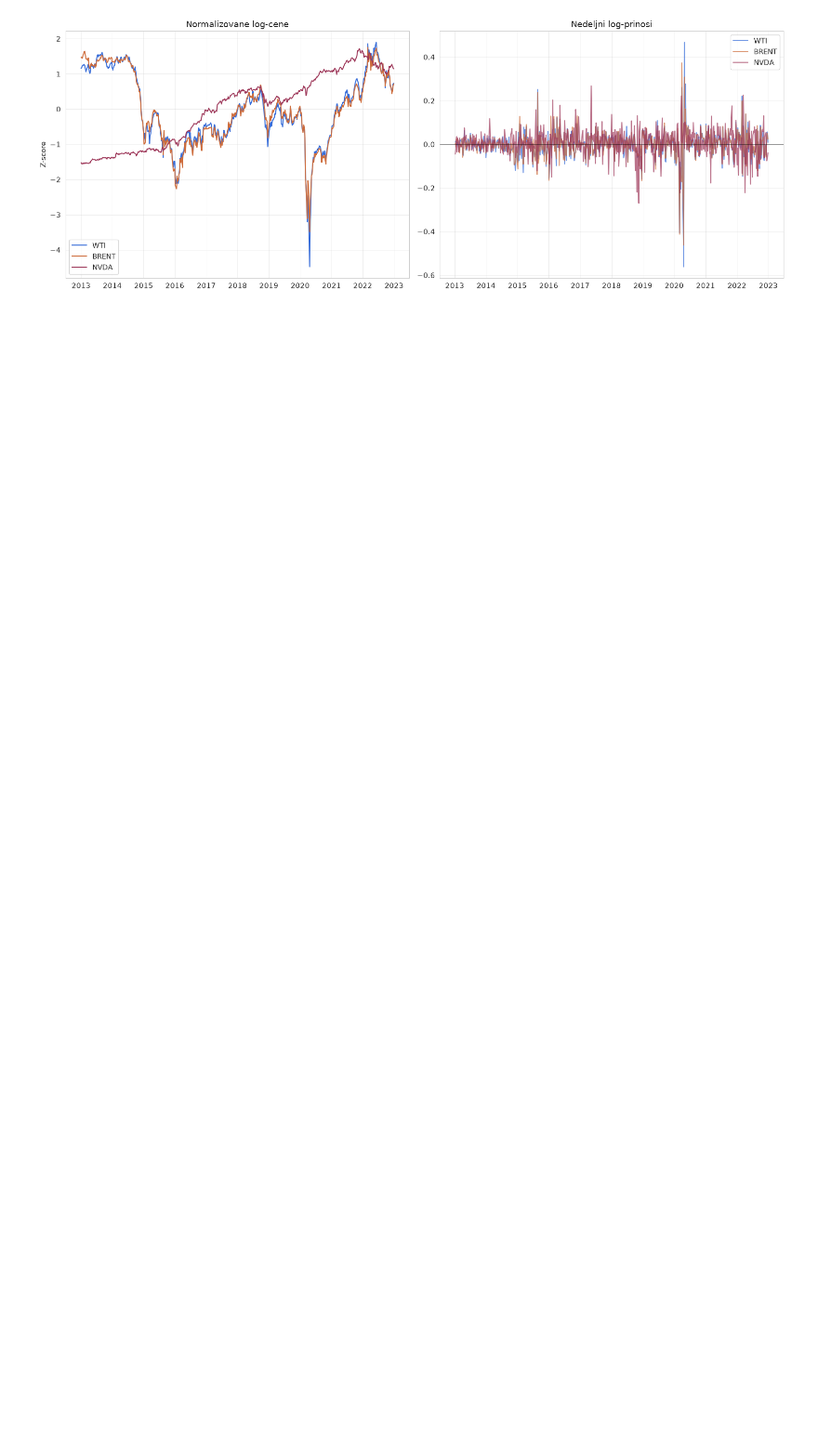
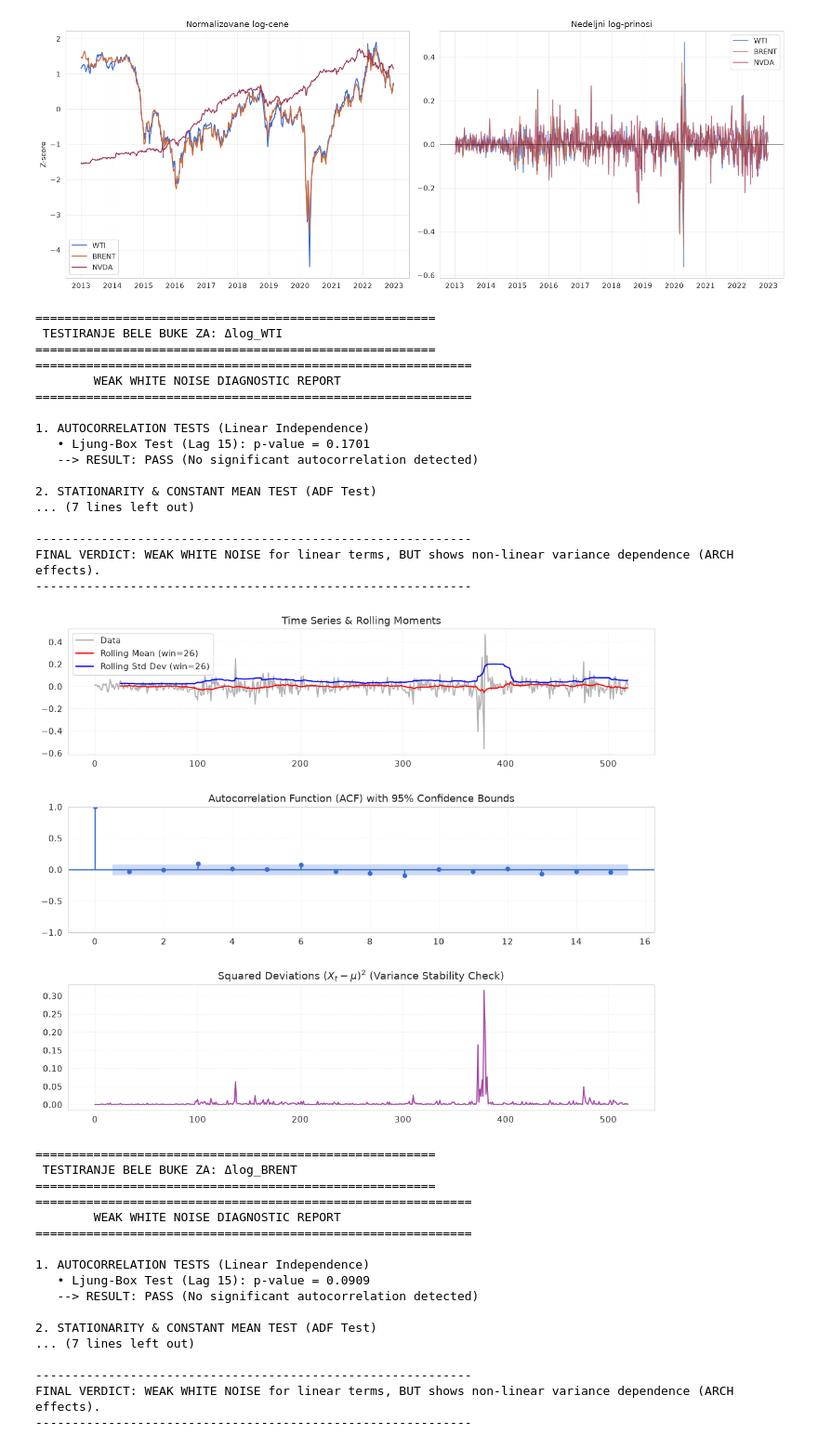
Before and after one commit to vasicm4/futures-analysis, a Jupyter notebook: scrape.ipynb, the cells around one changed output. Shown at 93% size. Saved outputs shown, nothing was run; the diff lists cells and outputs as text; code cells hidden in the pictures; blank space fills up the shorter version.

Commit message:
add white noise eval

```diff
--- a/scrape.ipynb
+++ b/scrape.ipynb
@@ -117,0 +198,43 @@ Date
+# %%
+for col in log_razlike.columns:
+    print(f"\n=======================================================")
+    print(f" TESTIRANJE BELE BUKE ZA: {col}")
+    print(f"=======================================================")
+
+    evaluate_white_noise(log_razlike[col], lags=15)
+# %% [output]
+=======================================================
+ TESTIRANJE BELE BUKE ZA: Δlog_WTI
+=======================================================
+============================================================
+        WEAK WHITE NOISE DIAGNOSTIC REPORT
+============================================================
+
+1. AUTOCORRELATION TESTS (Linear Independence)
+   • Ljung-Box Test (Lag 15): p-value = 0.1701
+   --> RESULT: PASS (No significant autocorrelation detected)
+
+2. STATIONARITY & CONSTANT MEAN TEST (ADF Test)
+... (7 lines left out)
+
+------------------------------------------------------------
+FINAL VERDICT: WEAK WHITE NOISE for linear terms, BUT shows non-linear variance dependence (ARCH effects).
+------------------------------------------------------------
+[figure, added]
+=======================================================
+ TESTIRANJE BELE BUKE ZA: Δlog_BRENT
+=======================================================
+============================================================
+        WEAK WHITE NOISE DIAGNOSTIC REPORT
+============================================================
+
+1. AUTOCORRELATION TESTS (Linear Independence)
+   • Ljung-Box Test (Lag 15): p-value = 0.0909
+   --> RESULT: PASS (No significant autocorrelation detected)
+
+2. STATIONARITY & CONSTANT MEAN TEST (ADF Test)
+... (7 lines left out)
+
+------------------------------------------------------------
+FINAL VERDICT: WEAK WHITE NOISE for linear terms, BUT shows non-linear variance dependence (ARCH effects).
+------------------------------------------------------------
```
Also changed, not shown: parts of 2 cells of this notebook, 1 other file.
